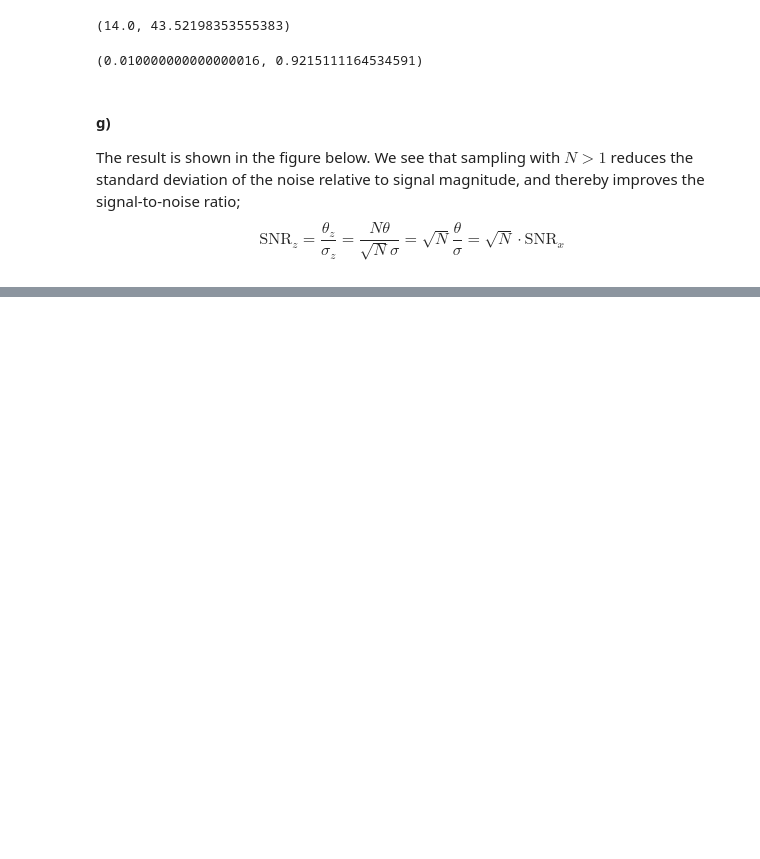
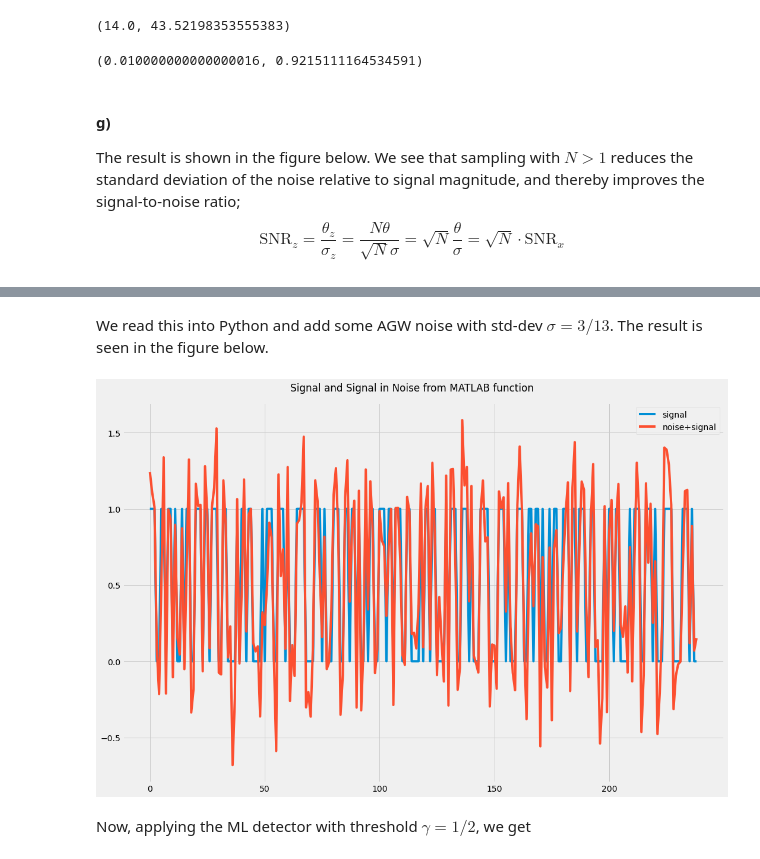
Before and after one commit to fonstelien/INF4480, a Jupyter notebook: project4/project4.ipynb, the cells around one changed output, grey strips where cells are left out. Saved outputs shown, nothing was run; the diff lists cells and outputs as text; code cells hidden in the pictures; blank space fills up the shorter version.

```diff
--- a/project4/project4.ipynb
+++ b/project4/project4.ipynb
@@ -259,0 +289,8 @@ plt.show()
+# %%
+# Calculating P_FA, P_D, P_M
+sigma, theta = 3/13, 1
+gamma = 1/2
+P_FA = norm.sf(gamma/sigma)
+P_D = norm.sf((gamma-theta)/sigma)
+P_M = 1 - P_D
+P_FA, P_D, P_M
@@ -259,0 +325,22 @@ plt.show()
+# %% [markdown]
+We read this into Python and add some AGW noise with std-dev $\sigma = 3/13$. The result is seen in the figure below.
+# %%
+# Generating noisy signal
+df = pd.read_csv('signal-encoded.txt')
+s0 = df.to_numpy().squeeze()
+sn = s0 + np.random.randn(s0.shape[0])*sigma
+# %%
+fig, axes = plt.subplots(ncols=1, nrows=1, sharex=True, sharey=True, figsize=(15,10))
+fig.suptitle(r'Signal and Signal in Noise from MATLAB function')
+
+ax = axes
+ax.plot(s0)
+ax.plot(sn, color=COLORS[1])
+ax.legend(['signal', 'noise+signal'])
+
+plt.tight_layout()
+plt.show()
+# %% [output]
+[figure, added]
+# %% [markdown]
+Now, applying the ML detector with threshold $\gamma = 1/2$, we get
```
Also changed, not shown: parts of 31 cells of this notebook.
